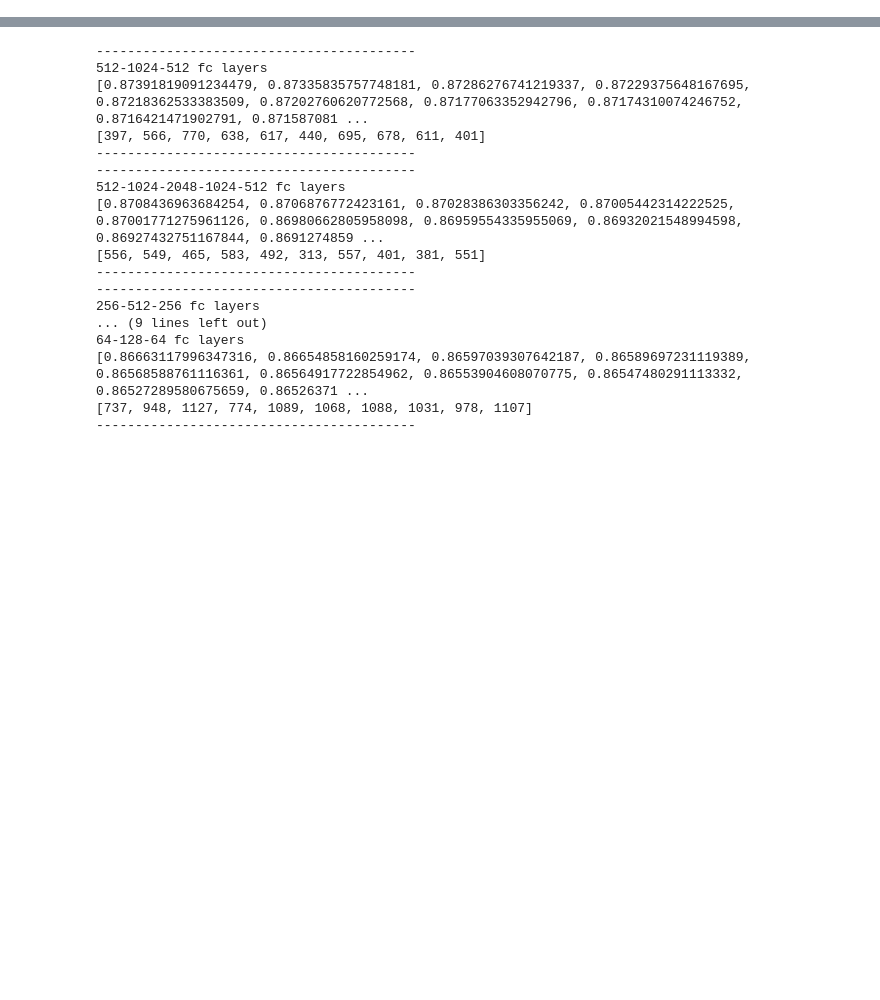
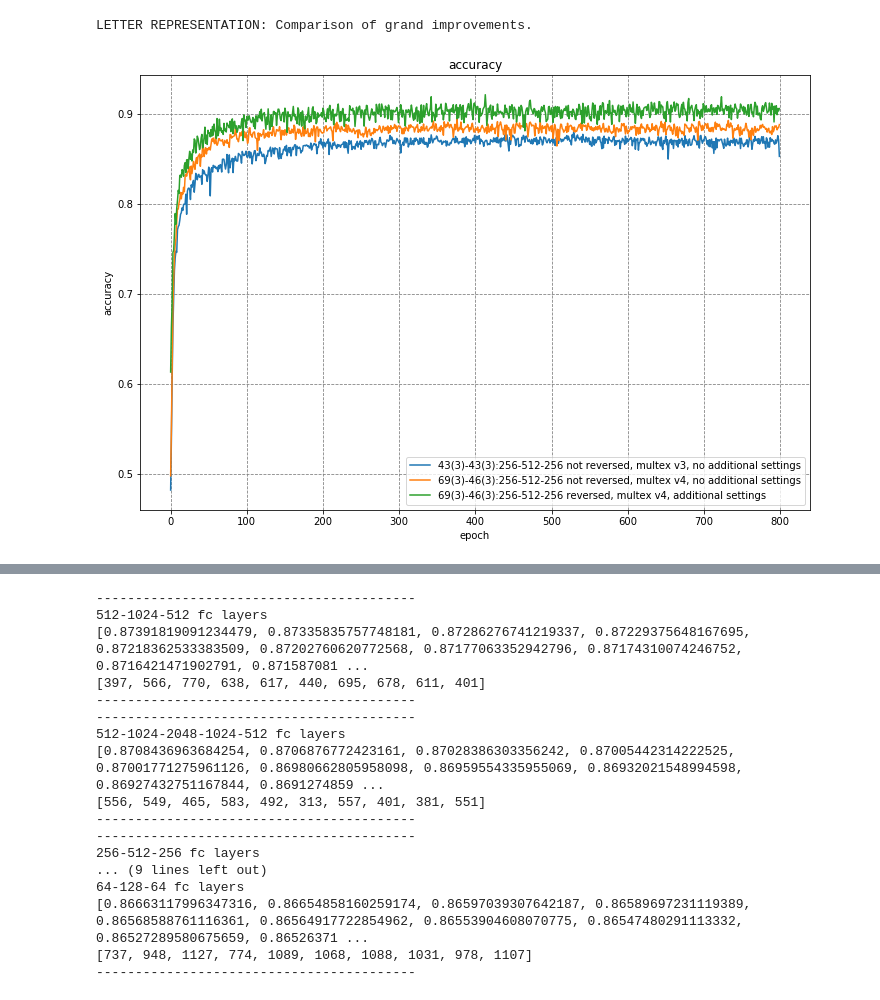
Before and after one commit to lkrsnik/accetuation, a Jupyter notebook: cnn/word_accetuation/cnn_dictionary/results_presentation.ipynb, the cells around one changed output, grey strips where cells are left out. Saved outputs shown, nothing was run; the diff lists cells and outputs as text; code cells hidden in the pictures; blank space fills up the shorter version.

```diff
--- a/cnn/word_accetuation/cnn_dictionary/results_presentation.ipynb
+++ b/cnn/word_accetuation/cnn_dictionary/results_presentation.ipynb
@@ -9,0 +87,6 @@ import copy
+# %%
+print('LETTER REPRESENTATION: Comparison of grand improvements.')
+draw_plots(inputs_best_improvements, epoch_number=40, validation_data=True)
+# %% [output]
+LETTER REPRESENTATION: Comparison of grand improvements.
+[figure, added]
```
Also changed, not shown: parts of 10 cells of this notebook, 8 other files.
